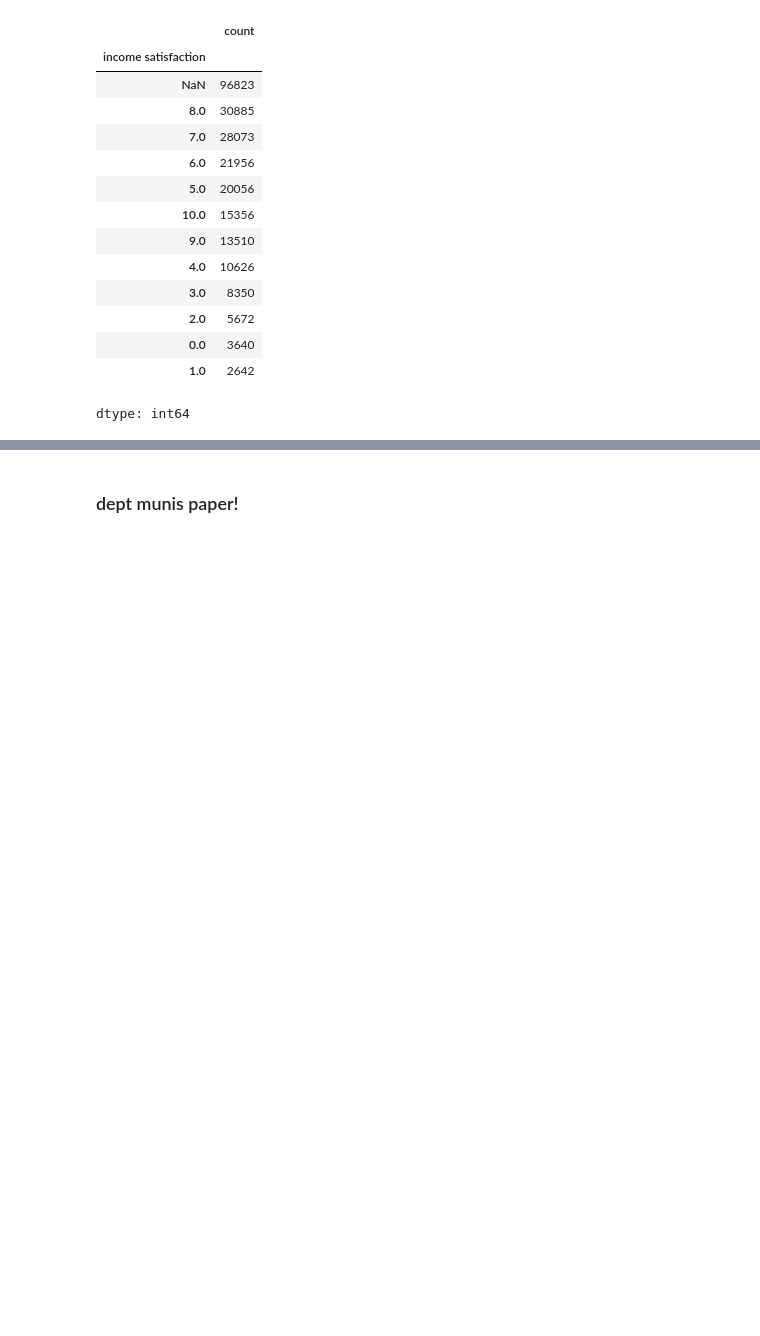
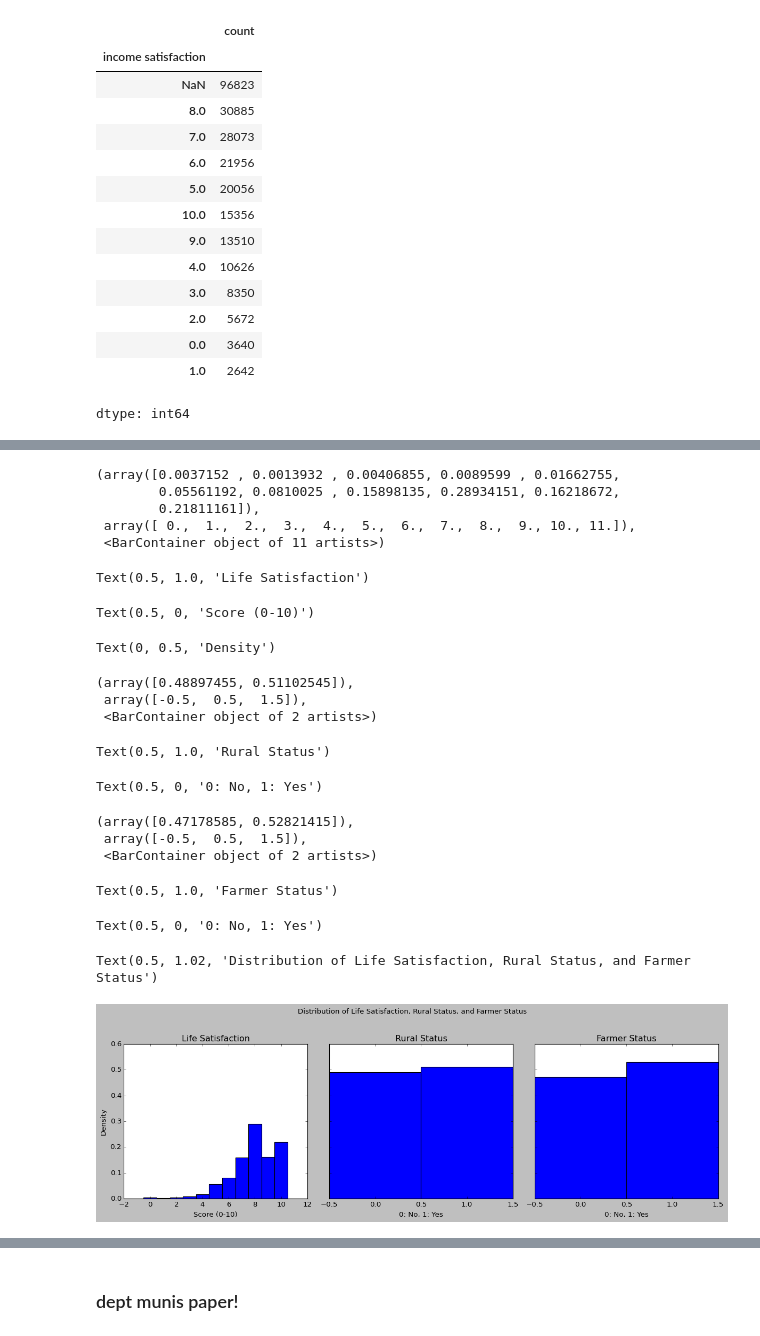
Before and after one commit to theaok/linaColMex, a Jupyter notebook: linaColMex.ipynb, the cells around one changed output, grey strips where cells are left out. Cells and saved outputs as stored; diff of their text form; code cells hidden in the pictures; blank space fills up the shorter version.

```diff
--- a/linaColMex.ipynb
+++ b/linaColMex.ipynb
@@ -670,0 +665,40 @@ plt.grid(axis='y', linestyle='--', alpha=0.7)
+# %%
+fig, axs = plt.subplots(1, 3, sharey=True, tight_layout=True, figsize=(15, 5))
+
+axs[0].hist(col['life satisfaction'].dropna(), bins=range(0, 12), align='left', density=True)
+axs[0].set_title('Life Satisfaction')
+axs[0].set_xlabel('Score (0-10)')
+axs[0].set_ylabel('Density')
+
+# For binary variables 'rural' and 'farmer', a histogram will show counts for 0 and 1
+axs[1].hist(col['rural'].dropna(), bins=[-0.5, 0.5, 1.5], align='mid', density=True)
+axs[1].set_title('Rural Status')
+axs[1].set_xlabel('0: No, 1: Yes')
+
+axs[2].hist(col['farmer'].dropna(), bins=[-0.5, 0.5, 1.5], align='mid', density=True)
+axs[2].set_title('Farmer Status')
+axs[2].set_xlabel('0: No, 1: Yes')
+
+plt.suptitle('Distribution of Life Satisfaction, Rural Status, and Farmer Status', y=1.02)
+plt.show()
+# %% [output]
+(array([0.0037152 , 0.0013932 , 0.00406855, 0.0089599 , 0.01662755,
+        0.05561192, 0.0810025 , 0.15898135, 0.28934151, 0.16218672,
+        0.21811161]),
+ array([ 0.,  1.,  2.,  3.,  4.,  5.,  6.,  7.,  8.,  9., 10., 11.]),
+ <BarContainer object of 11 artists>)
+Text(0.5, 1.0, 'Life Satisfaction')
+Text(0.5, 0, 'Score (0-10)')
+Text(0, 0.5, 'Density')
+(array([0.48897455, 0.51102545]),
+ array([-0.5,  0.5,  1.5]),
+ <BarContainer object of 2 artists>)
+Text(0.5, 1.0, 'Rural Status')
+Text(0.5, 0, '0: No, 1: Yes')
+(array([0.47178585, 0.52821415]),
+ array([-0.5,  0.5,  1.5]),
+ <BarContainer object of 2 artists>)
+Text(0.5, 1.0, 'Farmer Status')
+Text(0.5, 0, '0: No, 1: Yes')
+Text(0.5, 1.02, 'Distribution of Life Satisfaction, Rural Status, and Farmer Status')
+[figure, added]
```
Also changed, not shown: parts of 12 cells of this notebook.
